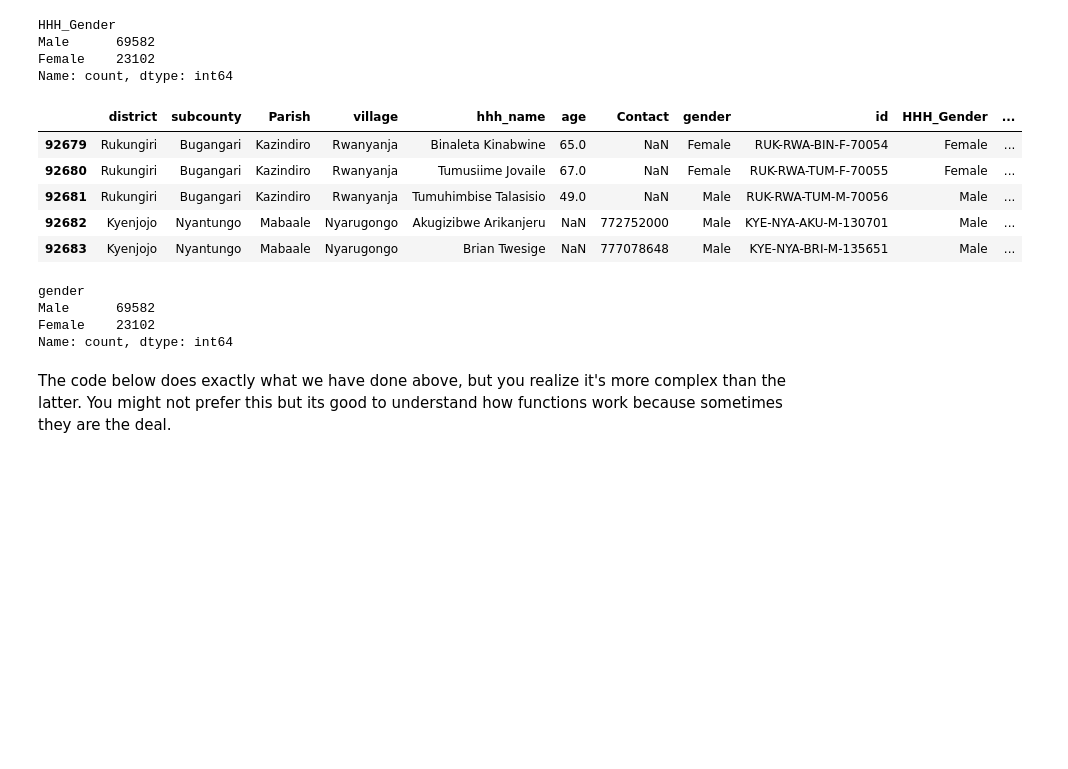
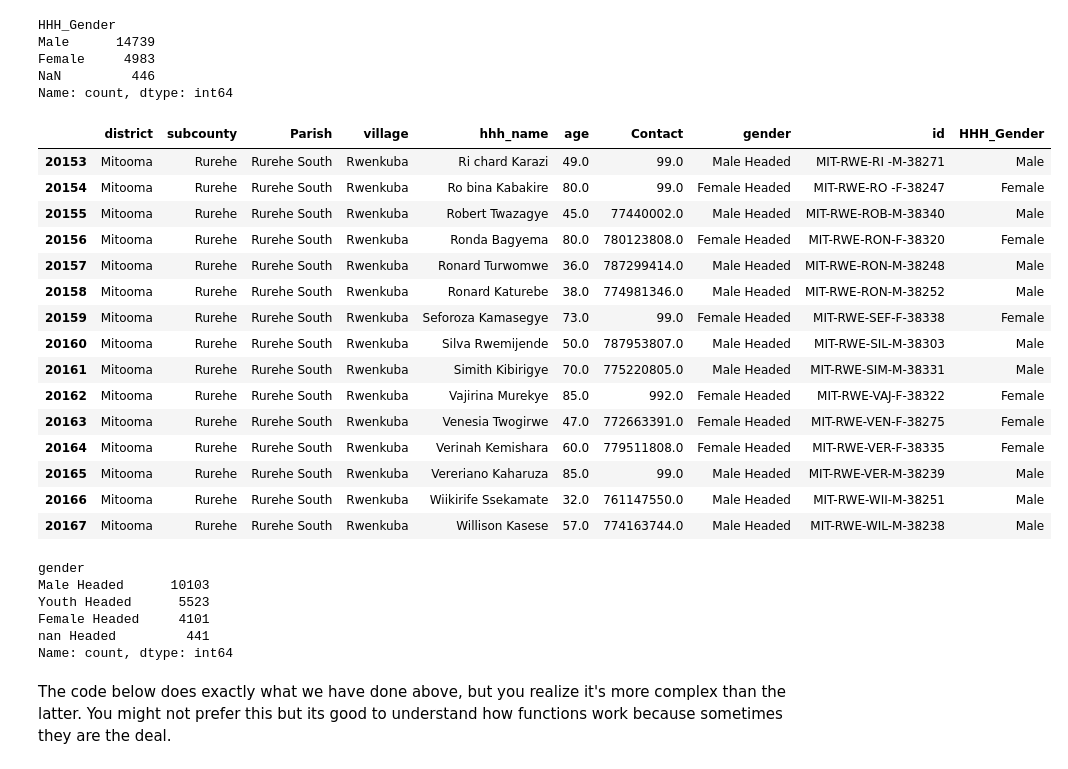
Before and after one commit to Solab5/peer-2-peer, a Jupyter notebook: sE's.ipynb, the cells around one changed output. Cells and saved outputs as stored; diff of their text form; code cells hidden in the pictures; blank space fills up the shorter version.

```diff
--- a/sE's.ipynb
+++ b/sE's.ipynb
@@ -1,7 +1,7 @@
 # %%
 import pandas as pd
 # %%
-data = pd.read_excel("Household datasets for SEs (1).xlsx")
+data = pd.read_excel("Master_Missing_Clusters corrected.xlsx")
 # %%
 df = data.copy()
 # %%
@@ -98,30 +93,43 @@ df['HHH_Gender'] = df['gender']
 df['HHH_Gender'].value_counts(dropna=False)
 # %% [output]
 HHH_Gender
-Male      69582
-Female    23102
+Male      14739
+Female     4983
+NaN         446
 Name: count, dtype: int64
 # %%
-df['HHheadGender'] = df.apply(
+df['gender'] = df.apply(
     lambda row: 'Youth Headed'
     if row['age'] <= 30
     else str(row['gender']) + ' Headed', axis=1
 )
 # %%
-df.tail()
+df.tail(15)
 # %% [output]
-|  | district | subcounty | Parish | village | hhh_name | age | Contact | gender | id | HHH_Gender | ... |
-| 92679 | Rukungiri | Bugangari | Kazindiro | Rwanyanja | Binaleta Kinabwine | 65.0 | NaN | Female | RUK-RWA-BIN-F-70054 | Female | ... |
-| 92680 | Rukungiri | Bugangari | Kazindiro | Rwanyanja | Tumusiime Jovaile | 67.0 | NaN | Female | RUK-RWA-TUM-F-70055 | Female | ... |
-| 92681 | Rukungiri | Bugangari | Kazindiro | Rwanyanja | Tumuhimbise Talasisio | 49.0 | NaN | Male | RUK-RWA-TUM-M-70056 | Male | ... |
-| 92682 | Kyenjojo | Nyantungo | Mabaale | Nyarugongo | Akugizibwe Arikanjeru | NaN | 772752000 | Male | KYE-NYA-AKU-M-130701 | Male | ... |
-| 92683 | Kyenjojo | Nyantungo | Mabaale | Nyarugongo | Brian Twesige | NaN | 777078648 | Male | KYE-NYA-BRI-M-135651 | Male | ... |
+|  | district | subcounty | Parish | village | hhh_name | age | Contact | gender | id | HHH_Gender |
+| 20153 | Mitooma | Rurehe | Rurehe South | Rwenkuba | Ri chard Karazi | 49.0 | 99.0 | Male Headed | MIT-RWE-RI -M-38271 | Male |
+| 20154 | Mitooma | Rurehe | Rurehe South | Rwenkuba | Ro bina Kabakire | 80.0 | 99.0 | Female Headed | MIT-RWE-RO -F-38247 | Female |
+| 20155 | Mitooma | Rurehe | Rurehe South | Rwenkuba | Robert Twazagye | 45.0 | 77440002.0 | Male Headed | MIT-RWE-ROB-M-38340 | Male |
+| 20156 | Mitooma | Rurehe | Rurehe South | Rwenkuba | Ronda Bagyema | 80.0 | 780123808.0 | Female Headed | MIT-RWE-RON-F-38320 | Female |
+| 20157 | Mitooma | Rurehe | Rurehe South | Rwenkuba | Ronard Turwomwe | 36.0 | 787299414.0 | Male Headed | MIT-RWE-RON-M-38248 | Male |
+| 20158 | Mitooma | Rurehe | Rurehe South | Rwenkuba | Ronard Katurebe | 38.0 | 774981346.0 | Male Headed | MIT-RWE-RON-M-38252 | Male |
+| 20159 | Mitooma | Rurehe | Rurehe South | Rwenkuba | Seforoza Kamasegye | 73.0 | 99.0 | Female Headed | MIT-RWE-SEF-F-38338 | Female |
+| 20160 | Mitooma | Rurehe | Rurehe South | Rwenkuba | Silva Rwemijende | 50.0 | 787953807.0 | Male Headed | MIT-RWE-SIL-M-38303 | Male |
+| 20161 | Mitooma | Rurehe | Rurehe South | Rwenkuba | Simith Kibirigye | 70.0 | 775220805.0 | Male Headed | MIT-RWE-SIM-M-38331 | Male |
+| 20162 | Mitooma | Rurehe | Rurehe South | Rwenkuba | Vajirina Murekye | 85.0 | 992.0 | Female Headed | MIT-RWE-VAJ-F-38322 | Female |
+| 20163 | Mitooma | Rurehe | Rurehe South | Rwenkuba | Venesia Twogirwe | 47.0 | 772663391.0 | Female Headed | MIT-RWE-VEN-F-38275 | Female |
+| 20164 | Mitooma | Rurehe | Rurehe South | Rwenkuba | Verinah Kemishara | 60.0 | 779511808.0 | Female Headed | MIT-RWE-VER-F-38335 | Female |
+| 20165 | Mitooma | Rurehe | Rurehe South | Rwenkuba | Vereriano Kaharuza | 85.0 | 99.0 | Male Headed | MIT-RWE-VER-M-38239 | Male |
+| 20166 | Mitooma | Rurehe | Rurehe South | Rwenkuba | Wiikirife Ssekamate | 32.0 | 761147550.0 | Male Headed | MIT-RWE-WII-M-38251 | Male |
+| 20167 | Mitooma | Rurehe | Rurehe South | Rwenkuba | Willison Kasese | 57.0 | 774163744.0 | Male Headed | MIT-RWE-WIL-M-38238 | Male |
 # %%
 df['gender'].value_counts()
 # %% [output]
 gender
-Male      69582
-Female    23102
+Male Headed      10103
+Youth Headed      5523
+Female Headed     4101
+nan Headed         441
 Name: count, dtype: int64
 # %% [markdown]
 The code below does exactly what we have done above, but you realize it's more complex than the latter. You might not prefer this but its good to understand how functions work because sometimes they are the deal.
```
Also changed, not shown: parts of 30 cells of this notebook, 2 other files.
